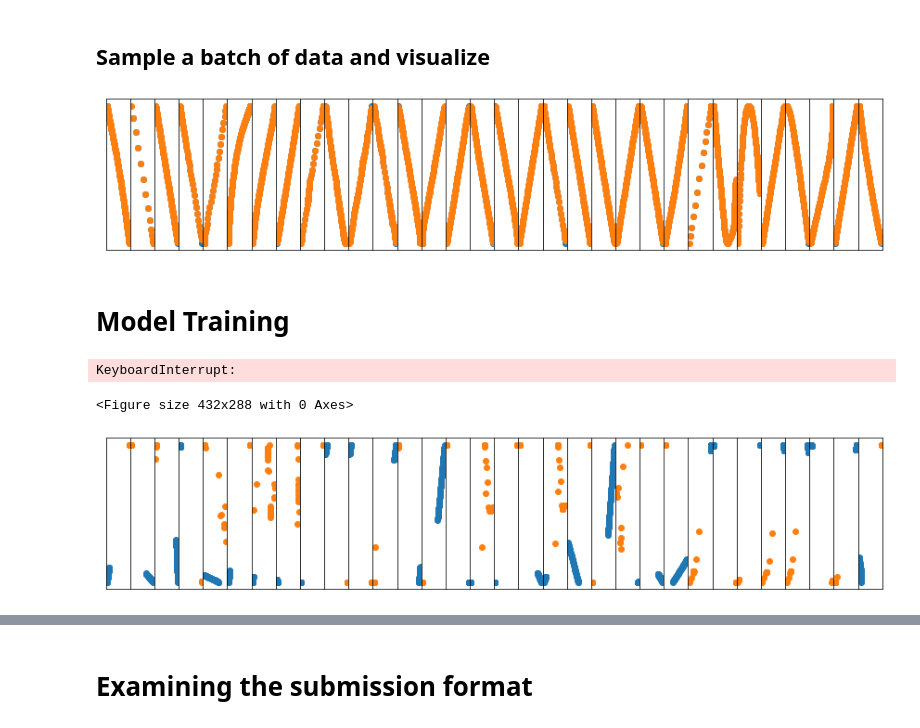
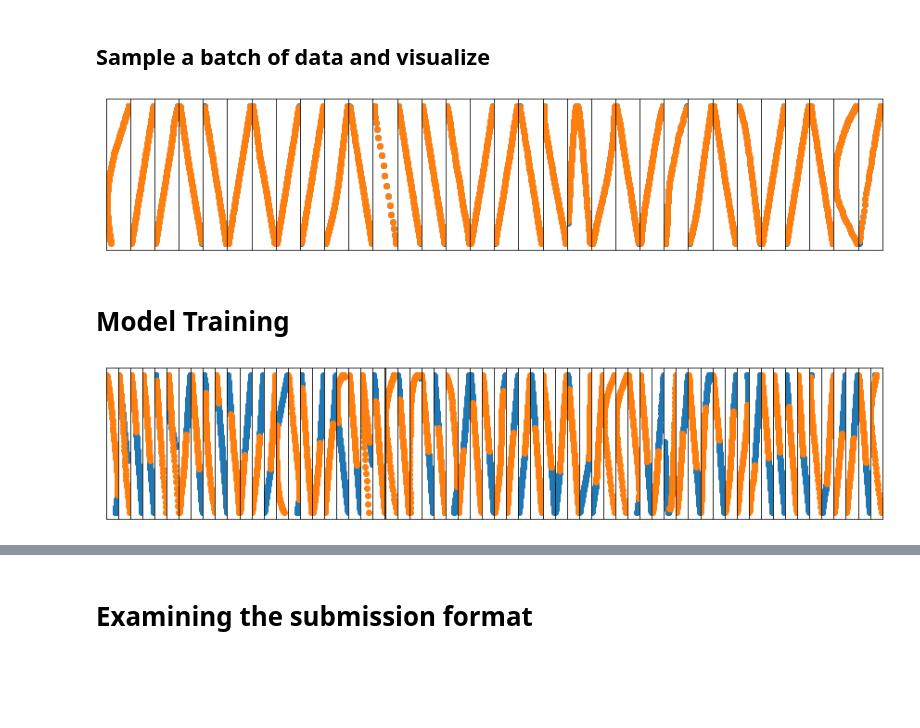
Before and after one commit to brandonho667/151B-WinningProject, a Jupyter notebook: Load_Argo2_Public.ipynb, the cells around one changed output, grey strips where cells are left out. Drawn from its saved outputs; the diff is of its cells as text; code cells hidden in the pictures; blank space fills up the shorter version.

Commit message:
model trained

```diff
--- a/Load_Argo2_Public.ipynb
+++ b/Load_Argo2_Public.ipynb
@@ -77,8 +77,19 @@ class ArgoverseDataset(Dataset):
 
         if self.transform:
             data = self.transform(data)
+        else:
+            #normalize start pos
+            inp = self.inputs[idx]-data[0][0]
+            out = self.outputs[idx]-data[0][0]
+            data = (inp, out)
 
         return data
+
+#     def split(self, split_ratio=0.2):
+#         valid_size = round(split_ratio * len(self.inputs))
+#         train_size = len(self.inputs) - valid_size
+
+#         return random_split(self, [train_size, valid_size])
 
 # intialize a dataset
 city = 'palo-alto'
@@ -87,6 +98,8 @@ def transform(data):
     # currently 109 input - 109 out
     inp = np.concatenate((data[0], data[1][:-1]))
     out = np.concatenate((data[0][1:], data[1]))
+
+    #normalize start pos
+    inp -= data[0][0]
+    out -= data[0][0]
     return (inp, out)
-train_dataset  = ArgoverseDataset(city = city, split = split, transform=transform)
-print(train_dataset[0][0][1:10] == train_dataset[0][1][:9])
@@ -142,30 +171,30 @@ for i_batch, sample_batch in enumerate(train_loader):
     show_sample_batch(sample_batch)
     break
 # %% [output]
-[figure, old version]
+[figure, new version]
 # %% [markdown]
 # Model Training
 # %%
 from models import LSTM
 from tqdm import tqdm
 
-val_dataset = ArgoverseDataset(city = city, split = "validation")
-val_loader = DataLoader(val_dataset, batch_size=batch_sz*2, shuffle=True)
 val_iter = iter(val_loader)
 
 device = torch.device("cuda" if torch.cuda.is_available() else "cpu")
 
 input_size = 2
-hidden_size = 64
+hidden_size = 128
 output_size = 2
 inp_seq_len = 50
 
 rnn = LSTM(input_size, hidden_size, output_size, device).cuda()
 criterion = torch.nn.MSELoss()
-opt = torch.optim.Adam(rnn.parameters(), lr=1e-2)
-scheduler = torch.optim.lr_scheduler.ReduceLROnPlateau(opt)
+criterion.to(device)
+opt = torch.optim.Adam(rnn.parameters(), lr=1e-3)
+# scheduler = torch.optim.lr_scheduler.ReduceLROnPlateau(opt)
+scheduler = torch.optim.lr_scheduler.StepLR(opt, 20, gamma=0.5)
 
-num_epochs = 8000
+num_epochs = 50
 print_every = 1000
 val_every = 8
 plot_every = 500 / (batch_sz/4)
@@ -173,7 +202,7 @@ train_loss = 0
 val_loss = 0
 train_losses = [-1]
 val_losses = [-1]
-fig = plt.figure()
+# fig = plt.figure()
 
 rnn.train()
 for epoch in range(num_epochs):
@@ -229,16 +258,14 @@ for epoch in range(num_epochs):
 
         del x
         del y
-    scheduler.step(val_losses[-1])
+    scheduler.step()
+#     scheduler.step(val_losses[-1])
-# %% [output]
-KeyboardInterrupt:
-<Figure size 432x288 with 0 Axes>
 # %%
 with torch.no_grad():
     rnn.eval()
-    x, y = next(iter(train_loader))
+    x, y = next(iter(val_loader))
     x, y = x.to(torch.float32).to(device), y.to(torch.float32).to(device)
     y_hat = rnn(x[:, :inp_seq_len])
     show_sample_batch((x[:, :inp_seq_len].cpu(), y_hat.cpu()))
 # %% [output]
-[figure, old version]
+[figure, new version]
```
Also changed, not shown: parts of 7 cells of this notebook, 1 other file.
